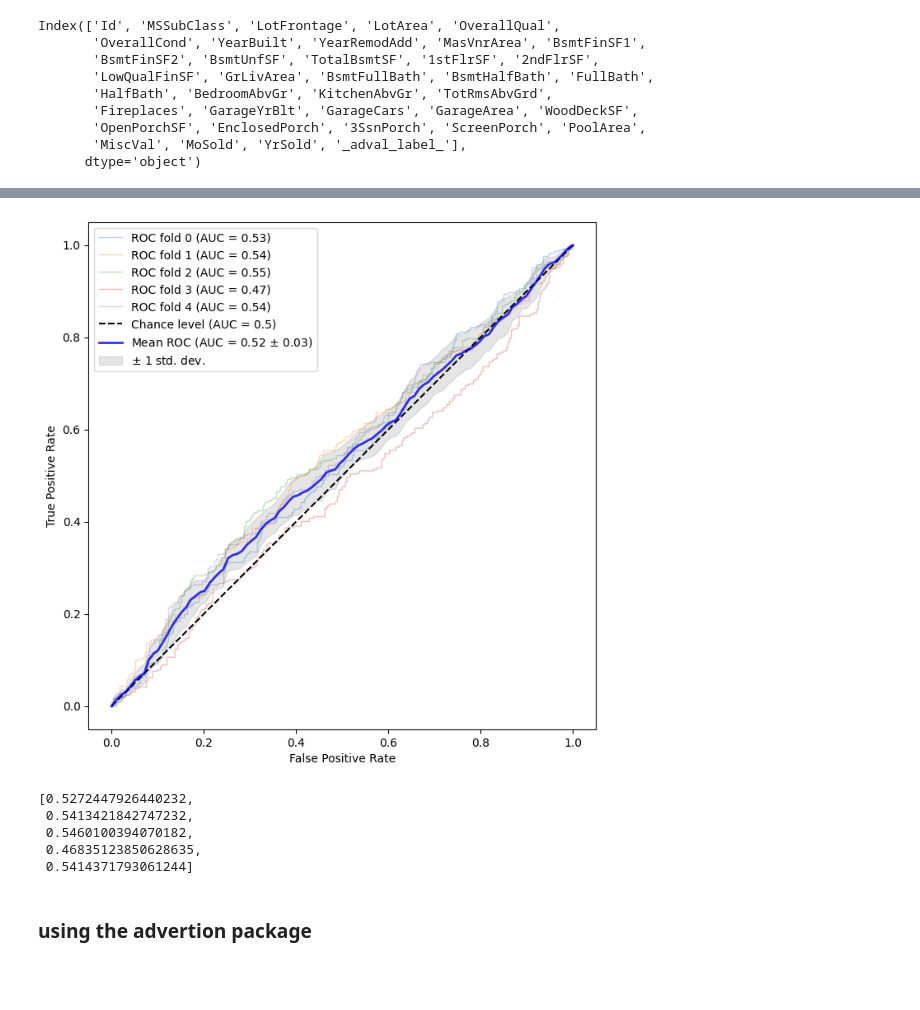
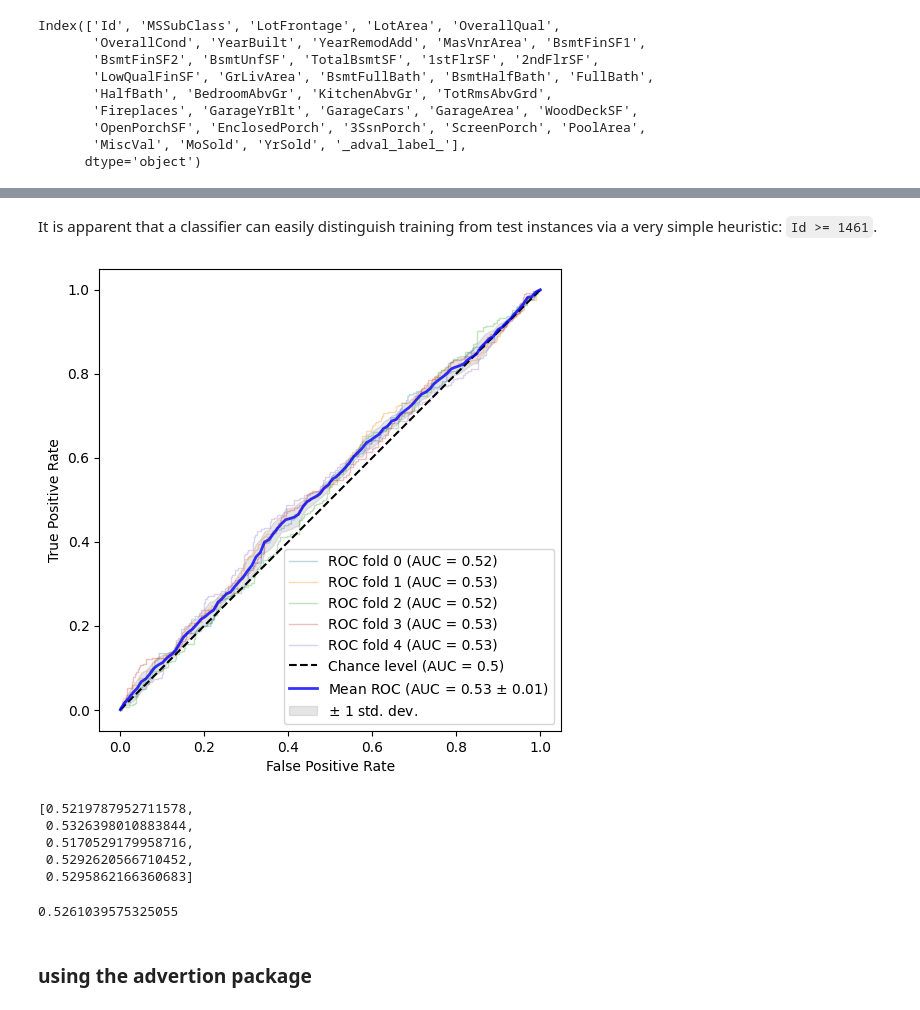
Before and after one commit to ilias-ant/adversarial-validation-demo, a Jupyter notebook: demo-house-prices.ipynb, the cells around one changed output, grey strips where cells are left out. Saved outputs shown, nothing was run; the diff lists cells and outputs as text; code cells hidden in the pictures; blank space fills up the shorter version.

```diff
--- a/demo-house-prices.ipynb
+++ b/demo-house-prices.ipynb
@@ -99,7 +101,7 @@ tprs = []
 aucs = []
 mean_fpr = np.linspace(0, 1, 100)
 
-fig, ax = plt.subplots(figsize=(8, 8))
+fig, ax = plt.subplots(figsize=(6, 6))
 
 
 for fold, (train, test) in tqdm([*enumerate(cv.split(X, y))]):
@@ -170,3 +208,5 @@ plt.show();
+# %% [markdown]
+It is apparent that a classifier can easily distinguish training from test instances via a very simple heuristic: `Id >= 1461`.
 # %%
 X = X.drop(["Id"], axis=1)
 # %%
@@ -178,7 +218,7 @@ tprs = []
 aucs = []
 mean_fpr = np.linspace(0, 1, 100)
 
-fig, ax = plt.subplots(figsize=(8, 8))
+fig, ax = plt.subplots(figsize=(6, 6))
 
 
 for fold, (train, test) in tqdm([*enumerate(cv.split(X, y))]):
@@ -206,42 +246,46 @@ ax.plot(
     mean_fpr,
     mean_tpr,
     color="b",
     label=r"Mean ROC (AUC = %0.2f $\pm$ %0.2f)" % (mean_auc, std_auc),
     lw=2,
     alpha=0.8,
 )
 
 std_tpr = np.std(tprs, axis=0)
 tprs_upper = np.minimum(mean_tpr + std_tpr, 1)
 tprs_lower = np.maximum(mean_tpr - std_tpr, 0)
 ax.fill_between(
     mean_fpr,
     tprs_lower,
     tprs_upper,
     color="grey",
     alpha=0.2,
     label=r"$\pm$ 1 std. dev.",
 )
 
 ax.set(
     xlim=[-0.05, 1.05],
     ylim=[-0.05, 1.05],
     xlabel="False Positive Rate",
     ylabel="True Positive Rate",
 )
 ax.axis("square")
 ax.legend(loc="best")
 plt.show()
 # %% [output]
-[figure, old version]
+[figure, new version]
 # %%
 aucs
 # %% [output]
-[0.5272447926440232,
- 0.5413421842747232,
- 0.5460100394070182,
- 0.46835123850628635,
- 0.5414371793061244]
+[0.5219787952711578,
+ 0.5326398010883844,
+ 0.5170529179958716,
+ 0.5292620566710452,
+ 0.5295862166360683]
+# %%
+mean(aucs)
+# %% [output]
+0.5261039575325055
 # %% [markdown]
 ### using the advertion package
 # %%
```
Also changed, not shown: parts of 8 cells of this notebook, 1 other file.
